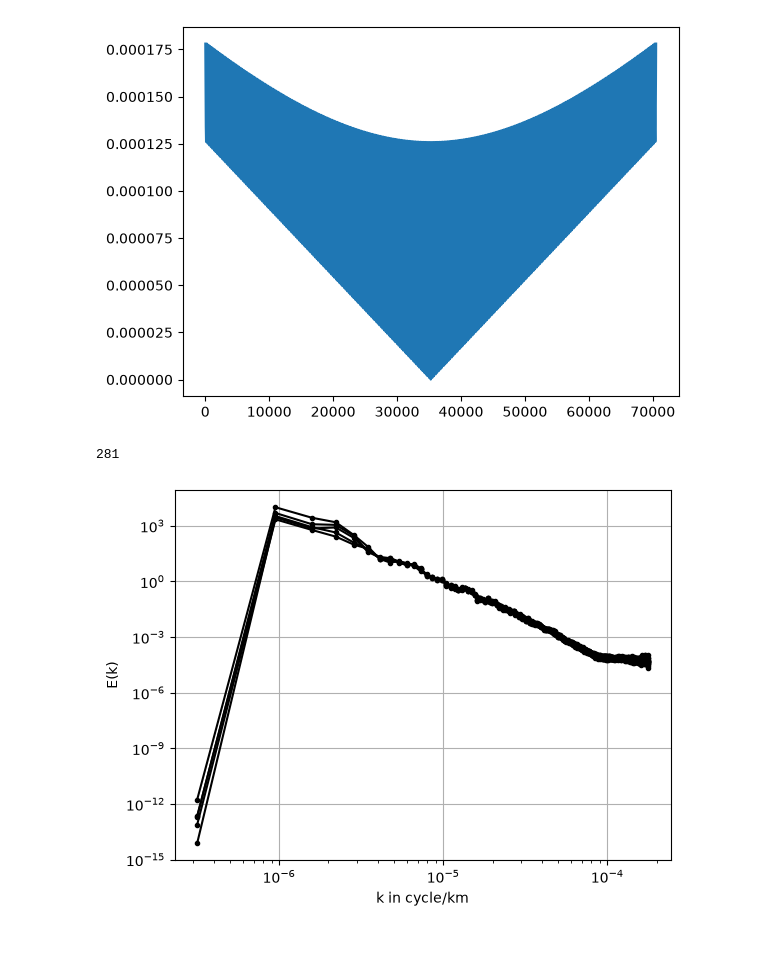
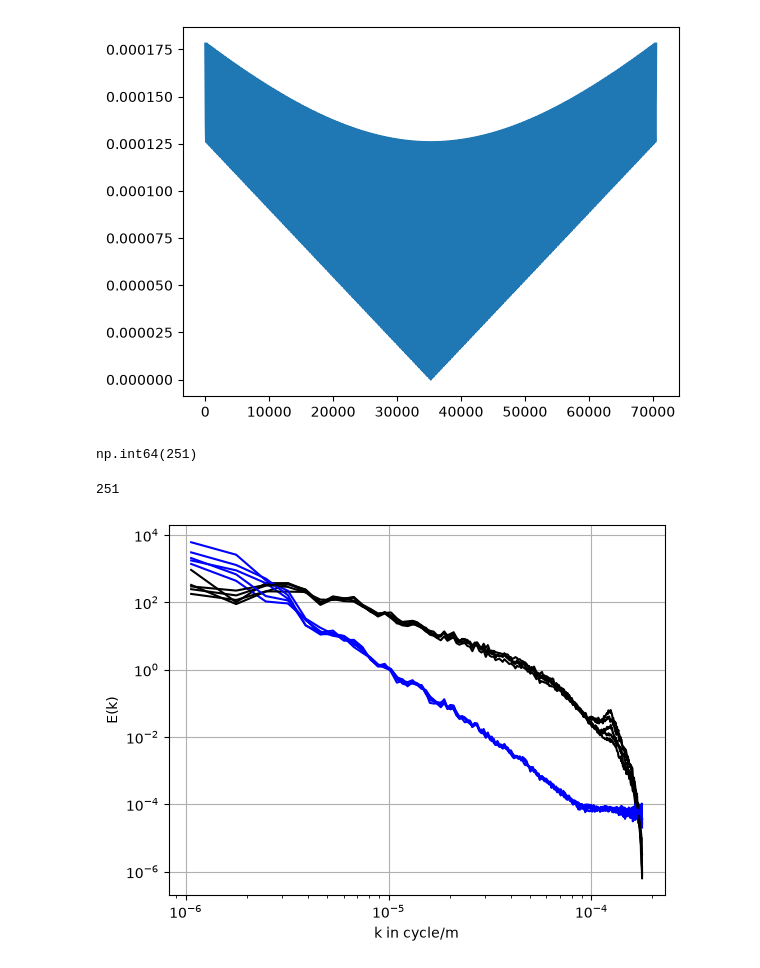
Before and after one commit to selipot/hycom-unleashed, a Jupyter notebook: hycom-spectra.ipynb, the cells around one changed output. Saved outputs shown, nothing was run; the diff lists cells and outputs as text; code cells hidden in the pictures.

```diff
--- a/hycom-spectra.ipynb
+++ b/hycom-spectra.ipynb
@@ -114,6 +162,8 @@ def apply_tukey_window(data):
 
 # Apply Hann windowing
 ssh_windowed= apply_tukey_window(ssh)
+u_windowed = apply_tukey_window(u)
+v_windowed = apply_tukey_window(v)
 # %% [output]
 0
 1
@@ -203,4 +263,6 @@ def power_spectrum(data_windowed, dx, dy):
 
 # Compute power spectrum using accurate dx, dy
 kx, ky, power_spec_ssh = power_spectrum(ssh_windowed, dx, dy)
+_, _, power_spec_u = power_spectrum(u_windowed, dx, dy)
+_, _, power_spec_v = power_spectrum(v_windowed, dx, dy)
 # %%
@@ -226 +288,7 @@ power_spec_ssh
+# %%
+# for the "KE" spectrum
+ke_spec = []
+for i in range(0,len(time)):
+    temp_spec = 0.5 * (power_spec_u[i]+ power_spec_v[i])
+    ke_spec.append(temp_spec)
 # %%
@@ -291,28 +359,37 @@ plt.plot(k_flat)
 # %% [output]
 [<matplotlib.lines.Line2D at 0x...>]
 [figure]
+# %%
+N = np.min(np.shape(ke_spec[0]))
+N
+# %% [output]
+np.int64(251)
 # %%
 #Usage
-N = np.shape(power_spec_ssh[0])[0]
+N = np.min(np.shape(ke_spec[0])) #np.shape(power_spec_ssh[0])[0]
 print(N)
 nfactor = 1
-PS = []
+ps_ssh = []
+ps_ke = []
 k_axis = []
 
 for i in range(0,len(time)):
     k,ps = isotropic_spectrum(power_spec_ssh[i], kx, ky, N, nfactor)
-    PS.append(ps)
+    ps_ssh.append(ps)
+    k,ps = isotropic_spectrum(ke_spec[i], kx, ky, N, nfactor)
+    ps_ke.append(ps)
     k_axis.append(k)
 # %% [output]
-281
+251
 # %%
 for i in range(0, len(time)):
-    plt.plot(k_axis[i], PS[i], color = "black", marker = ".")
+    plt.plot(k_axis[i][1:], ps_ke[i][1:], color = "black", marker = "none")
+    plt.plot(k_axis[i][1:], ps_ssh[i][1:], color = "blue", marker = "none")
     plt.semilogx()
     plt.semilogy()
-plt.xlabel('k in cycle/km')
+plt.xlabel('k in cycle/m')
 plt.ylabel('E(k)')
 plt.grid()
 # %% [output]
-[figure, old version]
+[figure, new version]
 # %%
```
Also changed, not shown: parts of 15 cells of this notebook.
